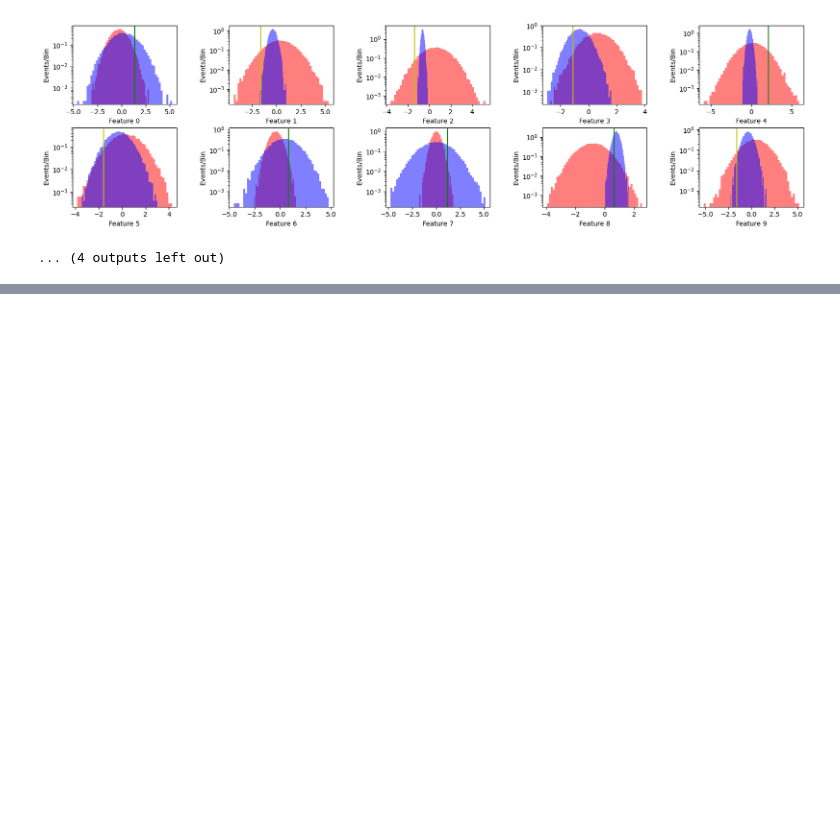
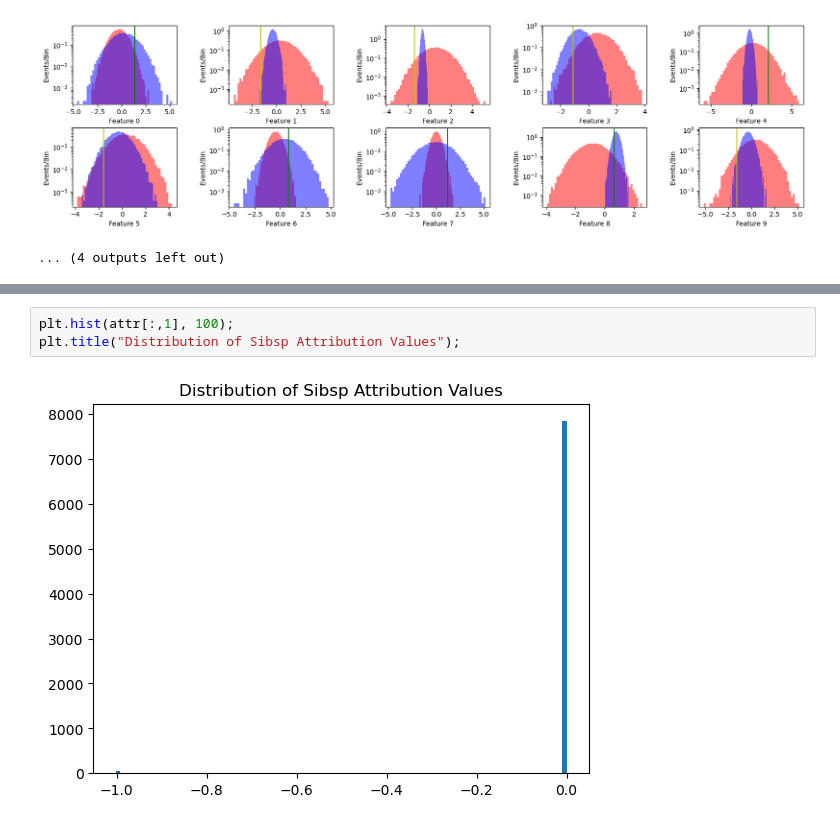
Before and after one commit to scipp-atlas/cabin-notebooks, a Jupyter notebook: EfficiencyScan.ipynb, the cells around one changed output, grey strips where cells are left out. Saved outputs shown, nothing was run; the diff lists cells and outputs as text; blank space fills up the shorter version.

```diff
--- a/EfficiencyScan.ipynb
+++ b/EfficiencyScan.ipynb
@@ -225,0 +267,5 @@ To do:
+# %%
+plt.hist(attr[:,1], 100);
+plt.title("Distribution of Sibsp Attribution Values");
+# %% [output]
+[figure, added]
```
Also changed, not shown: parts of 12 cells of this notebook.
